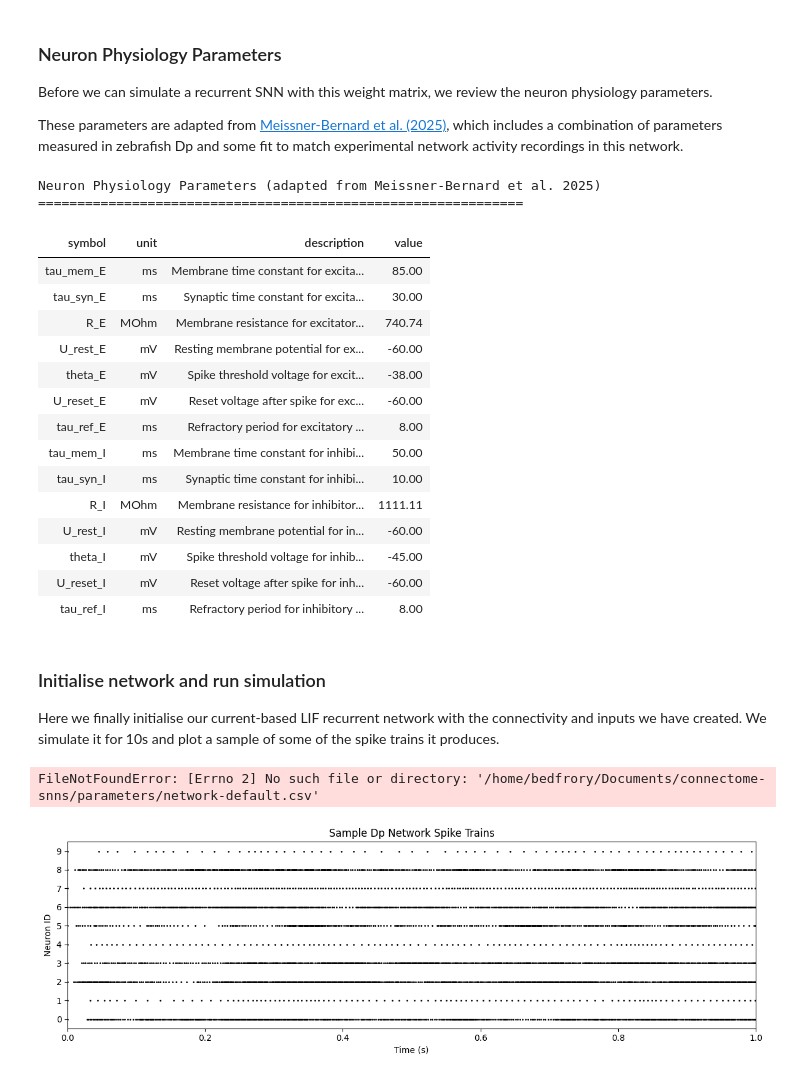
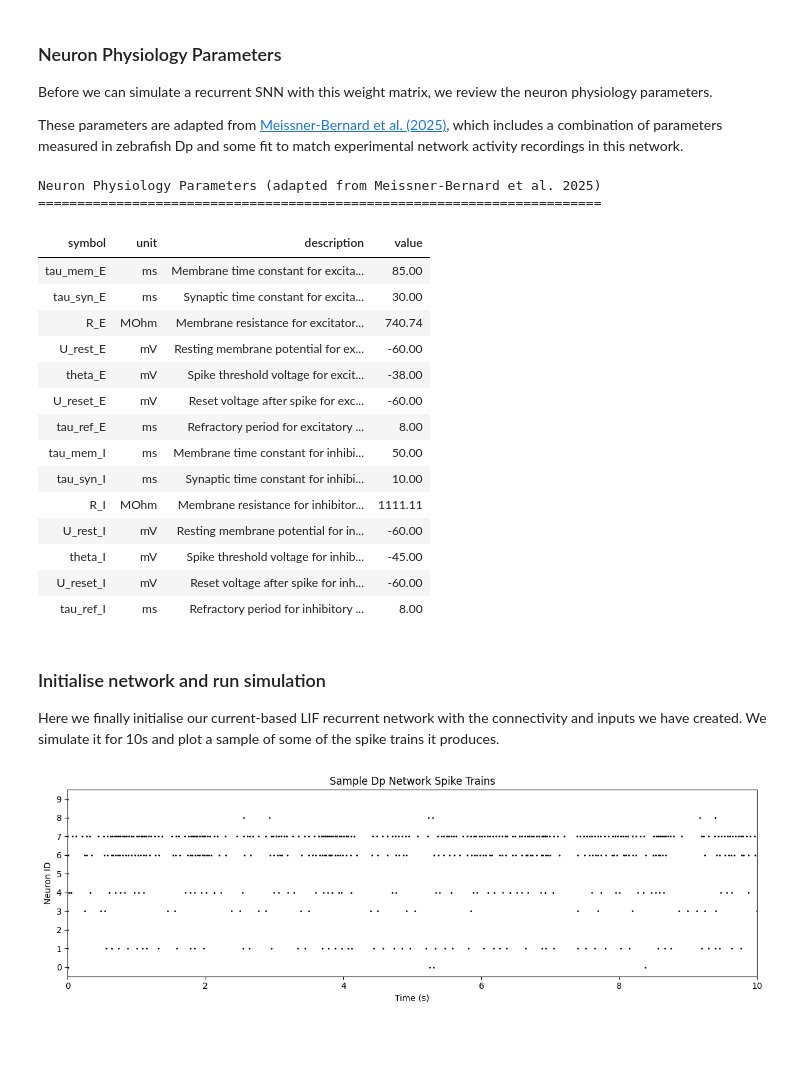
Before and after one commit to rory-bedford/connectome-snns, a Jupyter notebook: notebooks/generating-spiketrains-example.ipynb, the cells around one changed output. Drawn from its saved outputs; the diff is of its cells as text; code cells hidden in the pictures; blank space fills up the shorter version.

```diff
--- a/notebooks/generating-spiketrains-example.ipynb
+++ b/notebooks/generating-spiketrains-example.ipynb
@@ -299,13 +299,13 @@ physiology_symbols = ['tau_mem_E', 'tau_mem_I', 'tau_syn_E', 'tau_syn_I',
 physiology_params = params_df[params_df['symbol'].isin(physiology_symbols)]
 
 print("Neuron Physiology Parameters (adapted from Meissner-Bernard et al. 2025)")
-print("=" * 62)
+print("=" * 72)
 display(physiology_params.style.set_properties(**{'text-align': 'left'}).set_table_styles([
     {'selector': 'th', 'props': [('text-align', 'left')]}
 ]).hide(axis='index').format({'value': '{:.2f}'}))
 # %% [output]
 Neuron Physiology Parameters (adapted from Meissner-Bernard et al. 2025)
-==============================================================
+========================================================================
 | symbol | unit | description | value |
 | tau_mem_E | ms | Membrane time constant for excita... | 85.00 |
 | tau_syn_E | ms | Synaptic time constant for excita... | 30.00 |
@@ -328,7 +328,7 @@ Here we finally initialise our current-based LIF recurrent network with the conn
 # %%
 # Initialize LIF network model and run simulation
 model = CurrentLIFNetwork(
-    csv_path=repo_root / "parameters" / "network-default.csv",
+    csv_path=repo_root / "parameters" / "Dp-default.csv",
     neuron_types=neuron_types,
     recurrent_weights=weights,
     feedforward_weights=feedforward_weights*scaling_factor_FF,
@@ -343,21 +343,20 @@ output_spikes, output_voltages, output_currents = model.forward(
     n_steps=n_steps,
     inputs=input_spikes,
 )
-# %% [output]
-FileNotFoundError: [Errno 2] No such file or directory: '/home/bedfrory/Documents/connectome-snns/parameters/network-default.csv'
 # %%
-# Visualize sample Dp network spike trains
+# Visualize Dp network spike trains
+n_neurons_plot = 10
+fraction = 1.0  # fraction of duration to plot
 fig, ax = plt.subplots(figsize=(12, 4))
-time_window = int(1.0 / dt)
-spike_times, neuron_ids = np.where(output_spikes[0, :time_window, :])
-ax.scatter(spike_times * dt, neuron_ids, s=1, color='black')
+spike_times, neuron_ids = np.where(output_spikes[0, :, :n_neurons_plot])
+ax.scatter(spike_times * delta_t * 1e-3, neuron_ids, s=1, color='black')
 ax.set_xlabel('Time (s)')
 ax.set_ylabel('Neuron ID')
 ax.set_title('Sample Dp Network Spike Trains')
-ax.set_ylim(-0.5, 9.5)
-ax.set_yticks(range(10))
-ax.set_xlim(0, 1.0)
+ax.set_ylim(-0.5, n_neurons_plot - 0.5)
+ax.set_yticks(range(n_neurons_plot))
+ax.set_xlim(0, duration * 1e-3 * fraction)
 plt.tight_layout()
 plt.show()
 # %% [output]
-[figure, old version]
+[figure, new version]
```
Also changed, not shown: parts of 8 cells of this notebook, 6 other files.
